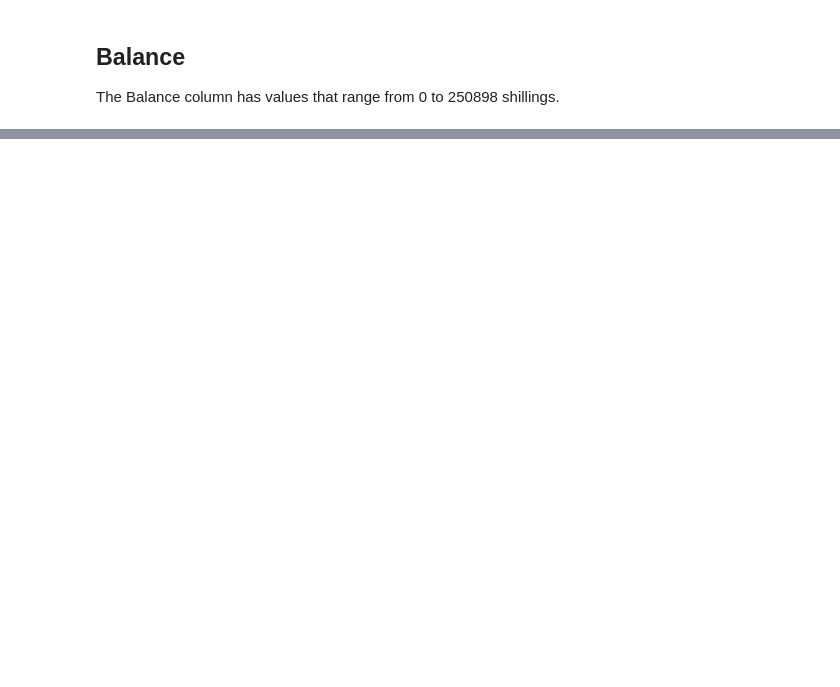
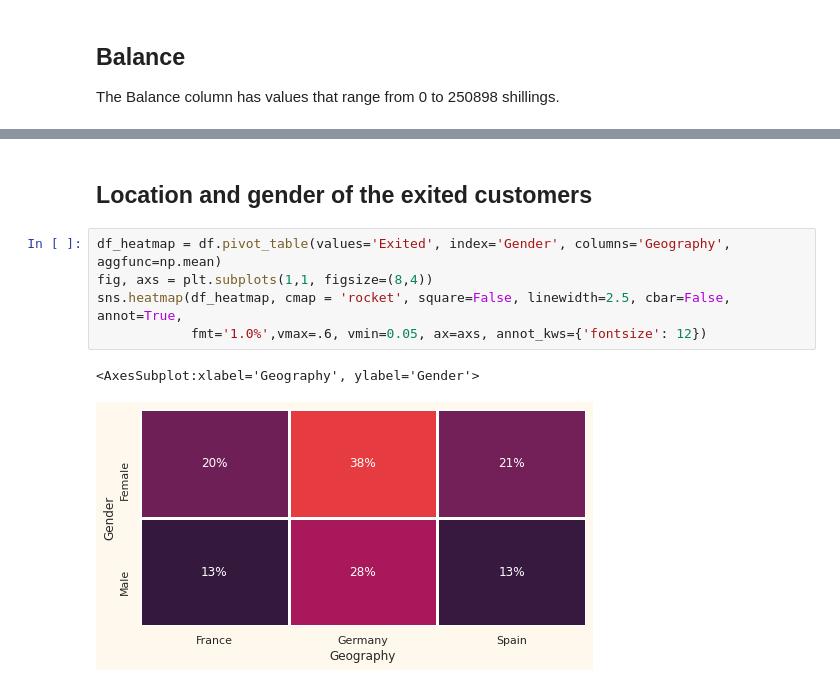
Before and after one commit to Kevin-Nduati/Bank-Customer-Churn-Modelling, a Jupyter notebook: Churn.ipynb, the cells around one changed output, grey strips where cells are left out. Saved outputs shown, nothing was run; the diff lists cells and outputs as text; blank space fills up the shorter version.

```diff
--- a/Churn.ipynb
+++ b/Churn.ipynb
@@ -124,0 +162,10 @@ df.head()
+# %% [markdown]
+## Location and gender of the exited customers
+# %%
+df_heatmap = df.pivot_table(values='Exited', index='Gender', columns='Geography', aggfunc=np.mean)
+fig, axs = plt.subplots(1,1, figsize=(8,4))
+sns.heatmap(df_heatmap, cmap = 'rocket', square=False, linewidth=2.5, cbar=False, annot=True,
+            fmt='1.0%',vmax=.6, vmin=0.05, ax=axs, annot_kws={'fontsize': 12})
+# %% [output]
+<AxesSubplot:xlabel='Geography', ylabel='Gender'>
+[figure, added]
```
Also changed, not shown: parts of 11 cells of this notebook, 3 other files.
